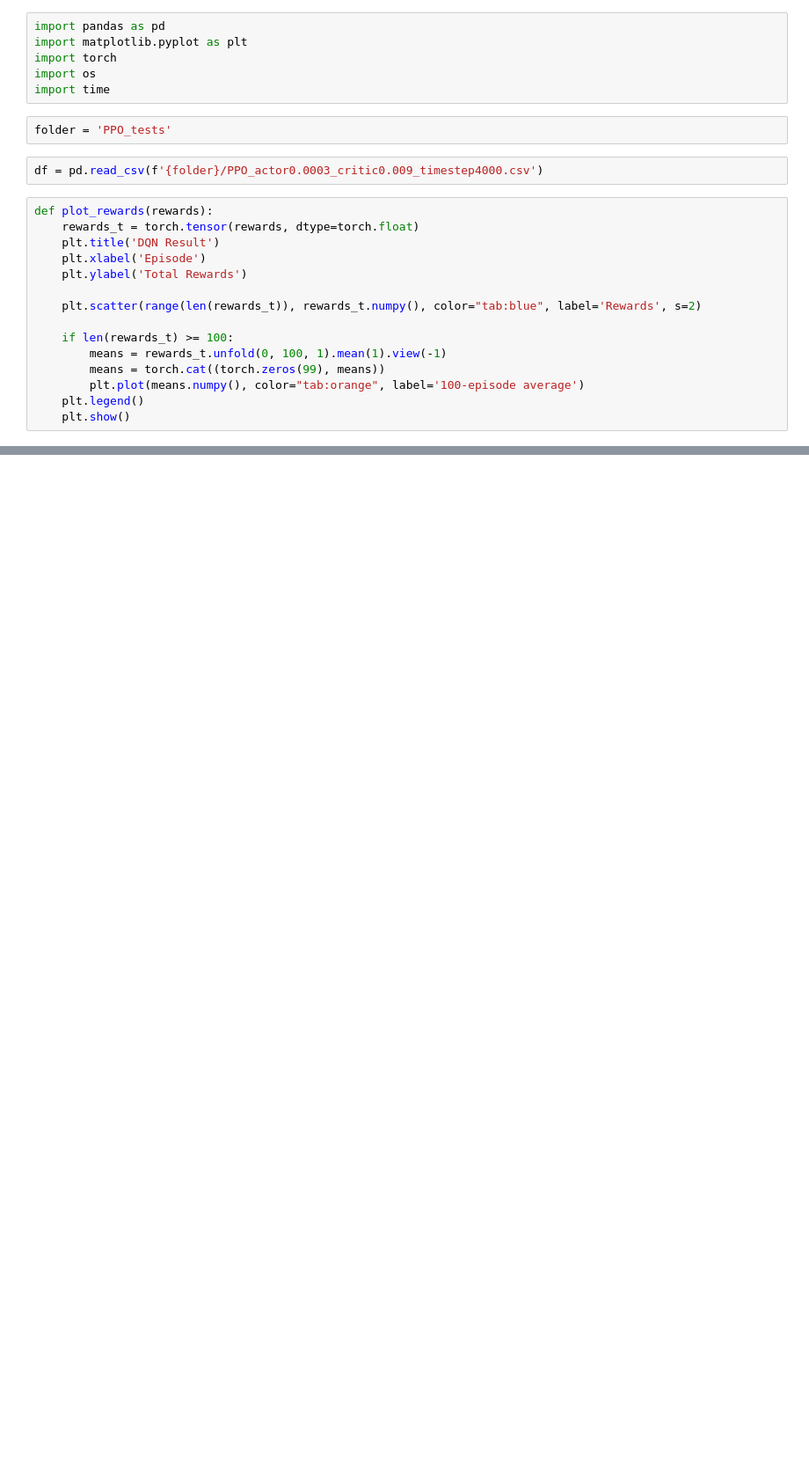
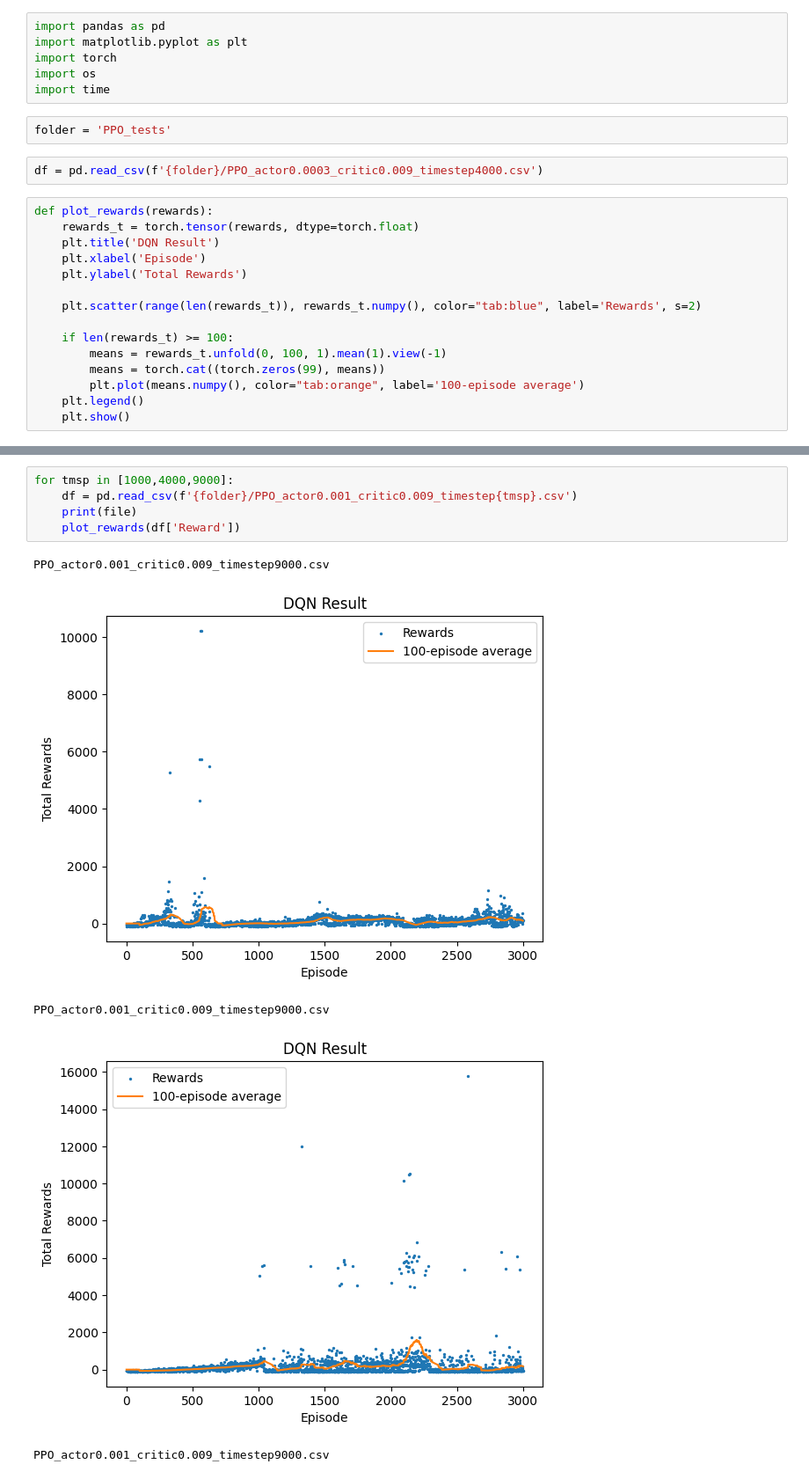
Before and after one commit to joao-oak/FlapPyBird_RL, a Jupyter notebook: Results.ipynb, the cells around one changed output, grey strips where cells are left out. Shown at 88% size. Saved outputs shown, nothing was run; the diff lists cells and outputs as text; blank space fills up the shorter version.

```diff
--- a/Results.ipynb
+++ b/Results.ipynb
@@ -43,0 +45,11 @@ for file in os.listdir(folder):
+# %%
+for tmsp in [1000,4000,9000]:
+    df = pd.read_csv(f'{folder}/PPO_actor0.001_critic0.009_timestep{tmsp}.csv')
+    print(file)
+    plot_rewards(df['Reward'])
+# %% [output]
+PPO_actor0.001_critic0.009_timestep9000.csv
+[figure, added]
+PPO_actor0.001_critic0.009_timestep9000.csv
+[figure, added]
+PPO_actor0.001_critic0.009_timestep9000.csv
```
Also changed, not shown: parts of 7 cells of this notebook, 3 other files.
